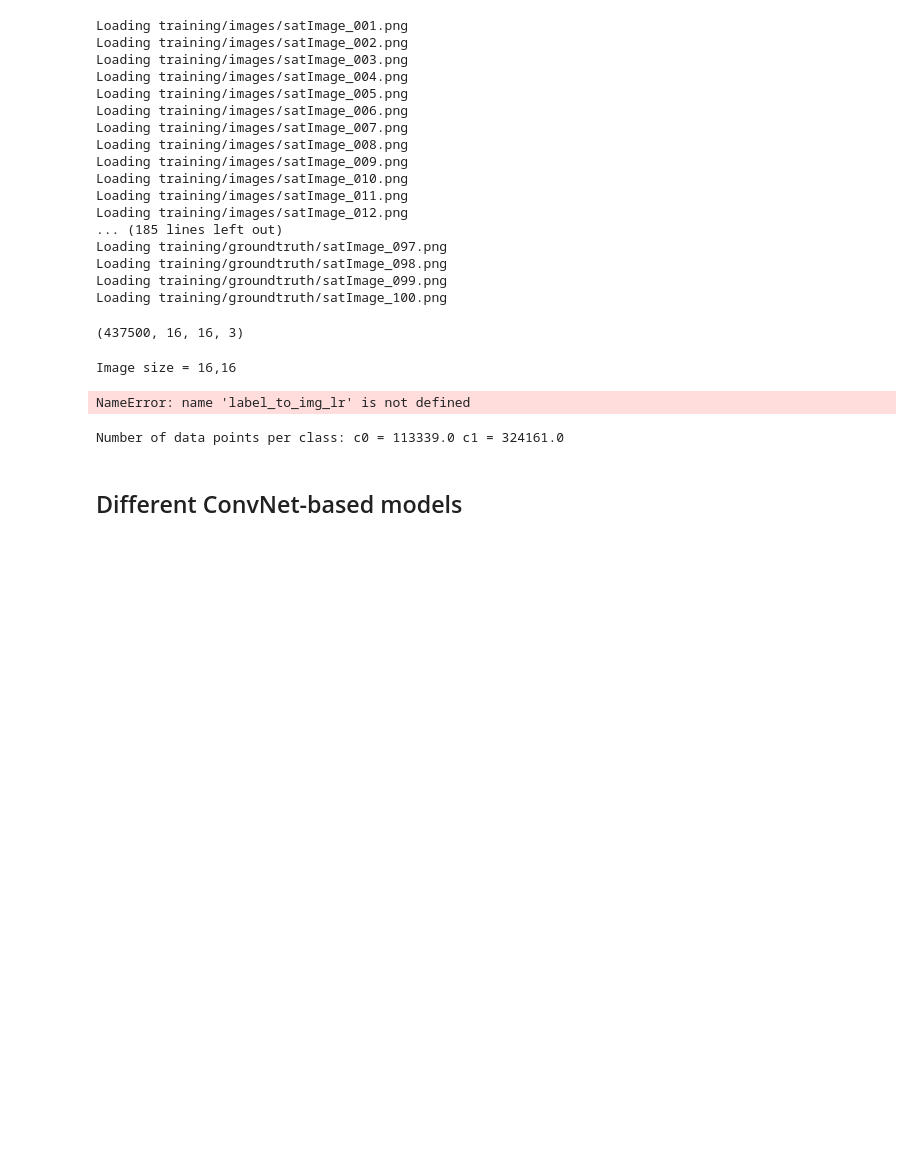
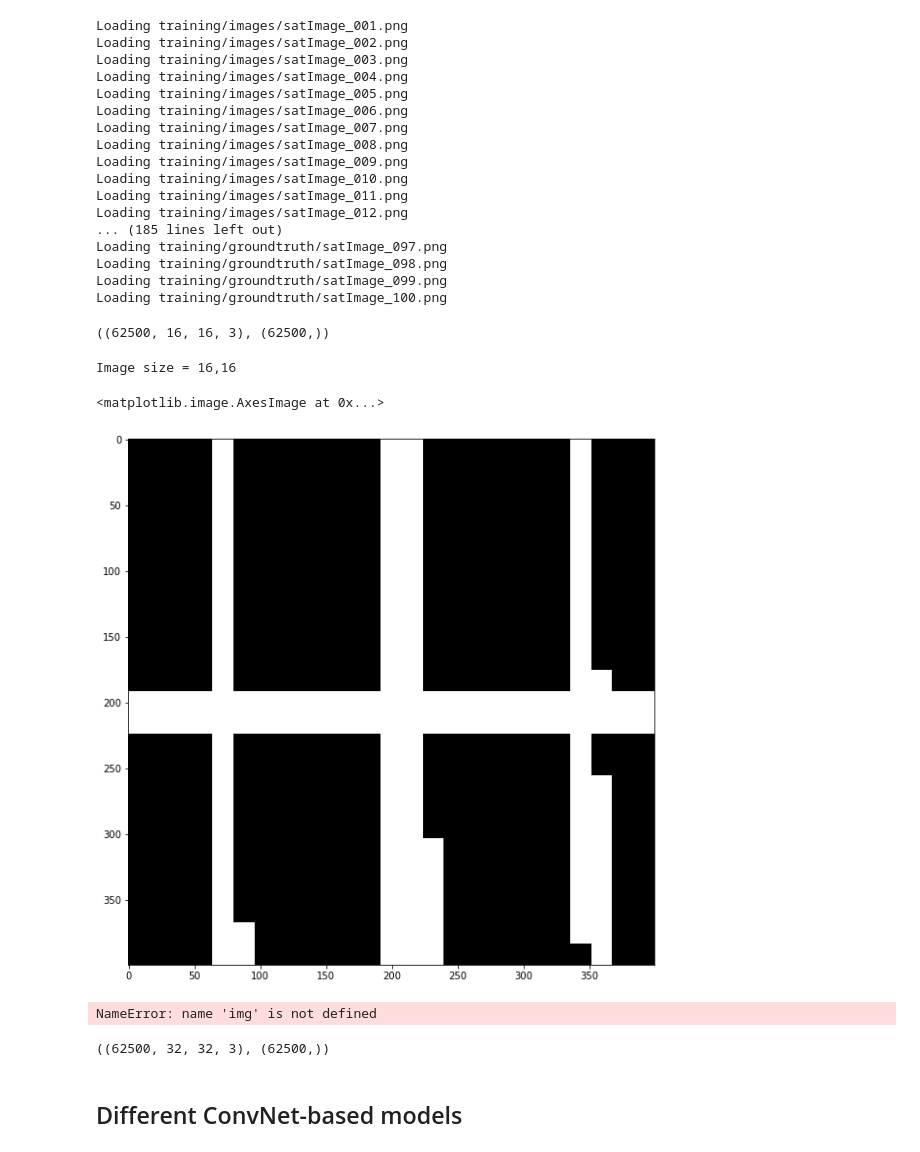
Before and after one commit to ntalabot/EPFML_Project2, a Jupyter notebook: Keras_pg.ipynb, the cells around one changed output. Saved outputs shown, nothing was run; the diff lists cells and outputs as text; code cells hidden in the pictures; blank space fills up the shorter version.

```diff
--- a/Keras_pg.ipynb
+++ b/Keras_pg.ipynb
@@ -240,24 +303,27 @@ Loading training/groundtruth/satImage_098.png
 Loading training/groundtruth/satImage_099.png
 Loading training/groundtruth/satImage_100.png
 # %%
-train_data.shape
+train_data.shape, train_labels.shape
 # %% [output]
-(437500, 16, 16, 3)
+((62500, 16, 16, 3), (62500,))
 # %%
 print('Image size = ' + str(train_data[0].shape[0]) + ',' + str(train_data[0].shape[1]))
 
 # Show first image and its groundtruth image
-cimg = label_to_img_lr(400, 400, 16, 16, train_labels[:,])
+cimg = label_to_img(400, 400, 16, 16, train_labels[:,])
 fig1 = plt.figure(figsize=(10, 10))
 plt.imshow(cimg, cmap='Greys_r')
 # %% [output]
 Image size = 16,16
-NameError: name 'label_to_img_lr' is not defined
+<matplotlib.image.AxesImage at 0x...>
+[figure, added]
-# %%
-c0 = numpy.sum(train_labels)
-c1 = len(train_labels) - c0
-print ('Number of data points per class: c0 = ' + str(c0) + ' c1 = ' + str(c1))
-# %% [output]
-Number of data points per class: c0 = 113339.0 c1 = 324161.0
+# %%
+imgs, labels = compute(train_data, train_labels, WINDOW_SIZE, PATCH_SIZE)
+# %% [output]
+NameError: name 'img' is not defined
+# %%
+imgs.shape, labels.shape
+# %% [output]
+((62500, 32, 32, 3), (62500,))
 # %% [markdown]
 ## Different ConvNet-based models
```
Also changed, not shown: parts of 15 cells of this notebook, 1 other file.
